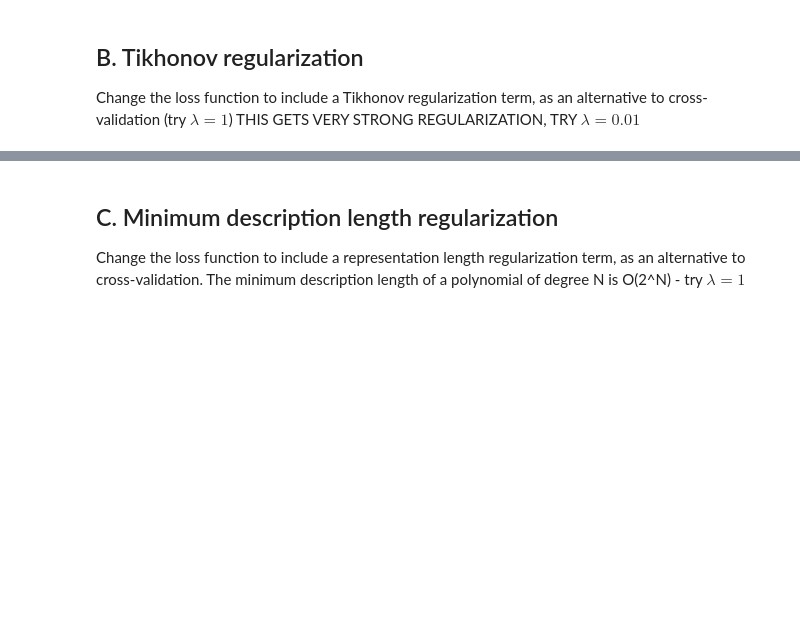
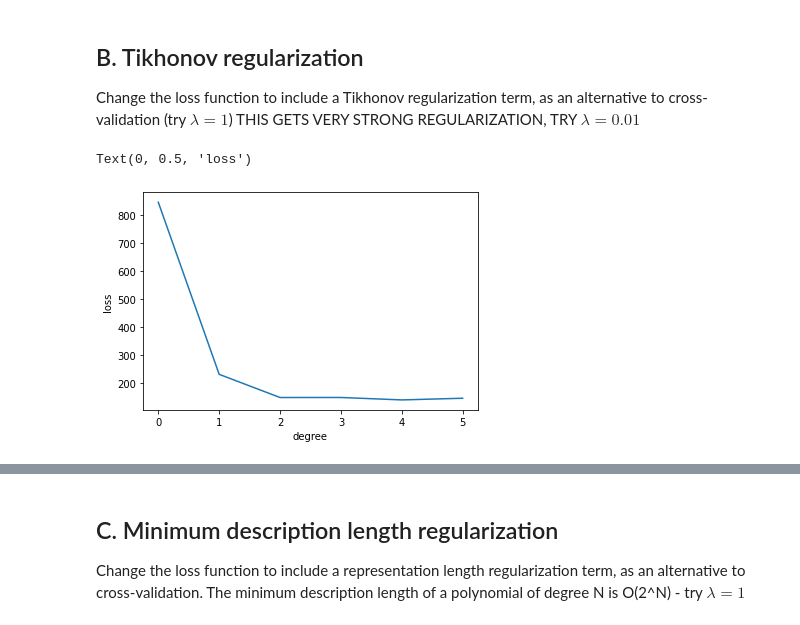
Before and after one commit to angelabortolato/MachineLearning_course, a Jupyter notebook: lab1/01_validation.ipynb, the cells around one changed output, grey strips where cells are left out. Drawn from its saved outputs; the diff is of its cells as text; code cells hidden in the pictures; blank space fills up the shorter version.

```diff
--- a/lab1/01_validation.ipynb
+++ b/lab1/01_validation.ipynb
@@ -166,6 +165,18 @@ Text(0.5, 1.0, 'K-fold validation')
 Change the loss function to include a Tikhonov regularization term, as an alternative to cross-validation (try $\lambda=1$) THIS GETS VERY STRONG REGULARIZATION, TRY $\lambda=0.01$
 # %%
 def evaluate_tikhonov(x_train: np.ndarray, y_train: np.ndarray, lambda_par: float, max_degree: int) -> tuple[tuple, tuple]:
-    # TODO: apply Tikhonov regularization AFTER the fitting process
+    # apply Tikhonov regularization AFTER the fitting process
+    best=-1
+    best_perf=9e10
+    results=[]
 
+    for degree in range(max_degree+1):
+        #first fit for each degree, then regularize
+        w=fit(x_train, y_train, degree)
+        perf=evaluate(x_train, y_train, w, degree)
+        perf+=lambda_par*sum([x**2 for x in w])
+        results.append(perf)
+        if perf<best_perf:
+            best_perf=perf
+            best=w
     return best, results
@@ -173,0 +183,10 @@ def evaluate_tikhonov(x_train: np.ndarray, y_train: np.ndarray, lambda_par: floa
+# %%
+lamb=0.1
+t_results=evaluate_tikhonov(dist_train, SNR_train, lamb, 5)    #with max degree 6 is unstable
+
+plt.plot(t_results[1])
+plt.xlabel("degree")
+plt.ylabel("loss")
+# %% [output]
+Text(0, 0.5, 'loss')
+[figure, added]
```
Also changed, not shown: parts of 10 cells of this notebook.
